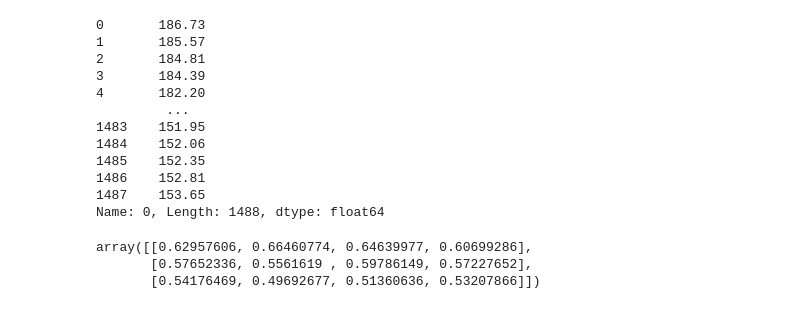
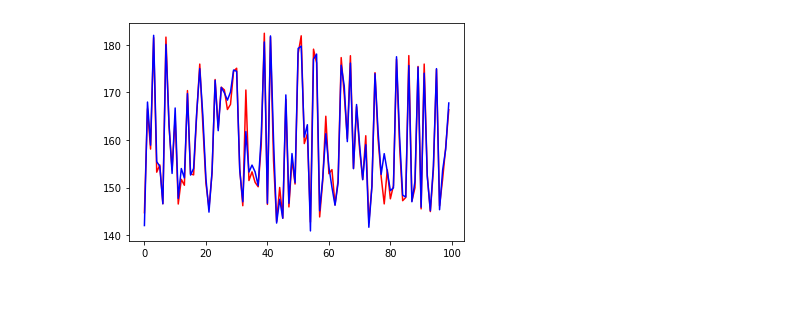
Before and after one commit to fancyshon/DSAI_2022, a Jupyter notebook: HW2/trader.ipynb, the cells around one changed output. Cells and saved outputs as stored; diff of their text form; code cells hidden in the pictures.

```diff
--- a/HW2/trader.ipynb
+++ b/HW2/trader.ipynb
@@ -9,20 +11,9 @@ import torchvision.transforms as transforms
 # Open High Low Close
 train_data=pd.read_csv('training.csv',header=None)
 
+open_mean=train_data.mean()[0]
+open_std=train_data.std()[0]
 # print(train_data[0])
 # train_data.head()
 # train_data.shape
-# %% [output]
-0       186.73
-1       185.57
-2       184.81
-3       184.39
-4       182.20
-         ...
-1483    151.95
-1484    152.06
-1485    152.35
-1486    152.81
-1487    153.65
-Name: 0, Length: 1488, dtype: float64
 # %%
@@ -63,14 +54,46 @@ X, Y=get_data(train_data)
 # print(X)
 
 train_x, train_y=X[:int(len(X)*0.8)], Y[:int(len(Y)*0.8)]
+valid_x, valid_y=X[int(len(X)*0.8):], Y[int(len(Y)*0.8):]
 
-# transform=transforms.Compose([
-#     transforms.ToTensor(),
-# ])
-# train_loader=DataLoader(dataset=DataSet(train_x, train_y, transform),batch_size=12,shuffle=True)
+transform=transforms.Compose([
+    transforms.ToTensor(),
+])
+train_loader=DataLoader(dataset=DataSet(train_x, train_y, transform),batch_size=2,shuffle=True)
+valid_loader=DataLoader(dataset=DataSet(valid_x, valid_y, transform),batch_size=2,shuffle=True)
 
-# print(X[0],Y[1])
+print(len(train_x), len(valid_x))
-# %% [output]
-array([[0.62957606, 0.66460774, 0.64639977, 0.60699286],
-       [0.57652336, 0.5561619 , 0.59786149, 0.57227652],
-       [0.54176469, 0.49692677, 0.51360636, 0.53207866]])
+# %%
+class LSTM(torch.nn.Module):
+    def __init__(self, input=4, hidden_size=32, output=1):
+        # Input of LSTM : batch, sequence_len, input_size
+        super(LSTM, self).__init__()
+
+        self.rnn=torch.nn.LSTM(input, hidden_size, batch_first=True)
+        self.linear=torch.nn.Linear(hidden_size, output)
+
+    def forward(self,x):
+        out, (hidden, cell) = self.rnn(x)
+        a, b, c = hidden.shape
+        # print(hidden.reshape(a*b,c).shape)
+        out = self.linear(hidden.reshape(a*b,c))
+
+        return out
+
+# LSTM=torch.nn.LSTM(4,32,batch_first=True)
+# %%
+EPOCH = 50
+LR = 0.001
+
+device = 'cpu'
+if torch.cuda.is_available(): # 若想使用 cuda 且可以使用 cuda
+    device = 'cuda'
+
+print('Using %s'%device)
+# %%
+model = LSTM()
+model=model.to(device)
+criterion=torch.nn.MSELoss()
+optimizer=torch.optim.Adam(model.parameters(), lr = LR)
+
+print(model)
@@ -76,0 +157,8 @@ array([[0.62957606, 0.66460774, 0.64639977, 0.60699286],
+# %%
+# Test
+
+plt.plot([(i*open_std)+open_mean for i in preds[:100]],'r',label='Prediction')
+plt.plot([(i*open_std)+open_mean for i in targets[:100]],'b',label='Real data')
+plt.show()
+# %% [output]
+[figure, added]
```
Also changed, not shown: parts of 4 cells of this notebook, 4 other files.
